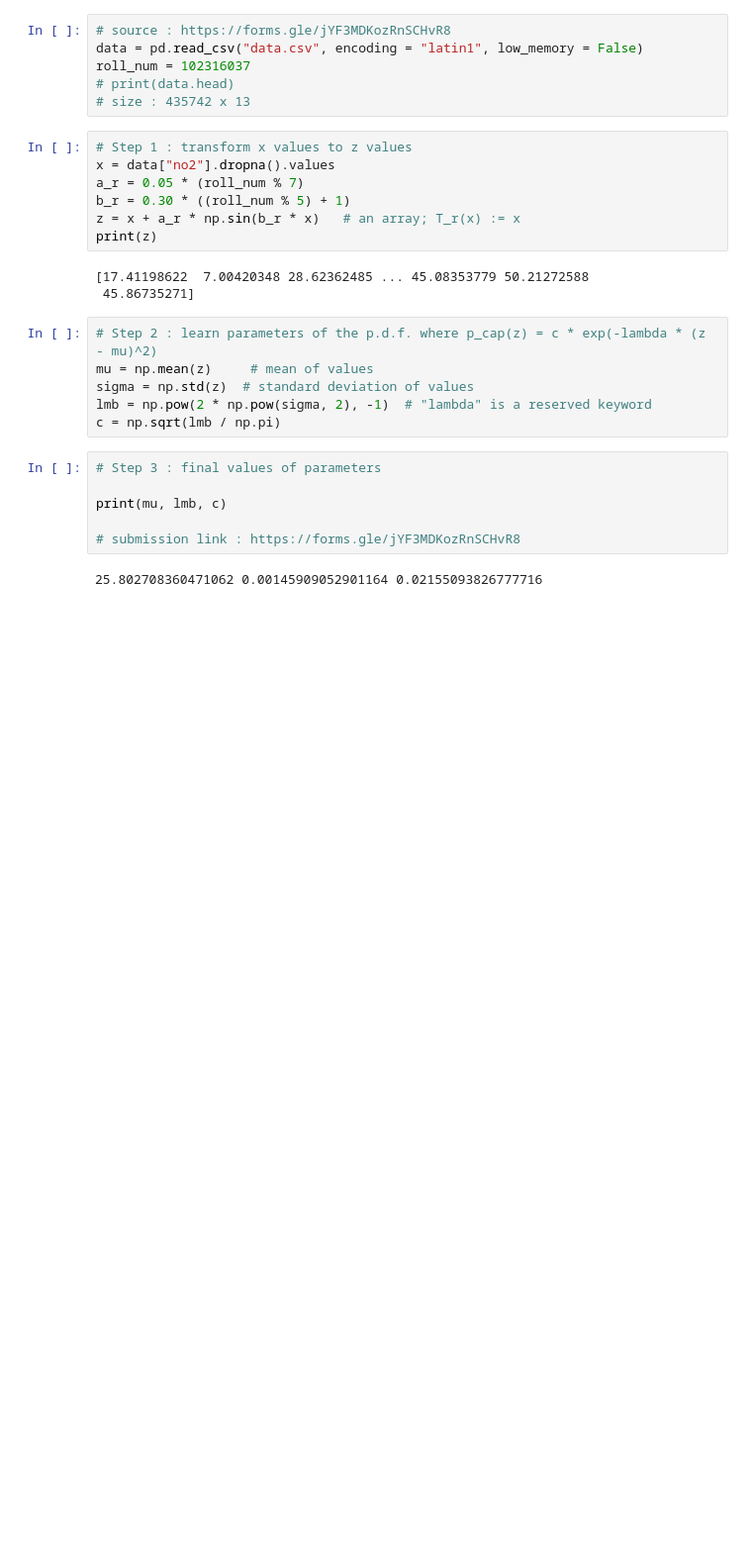
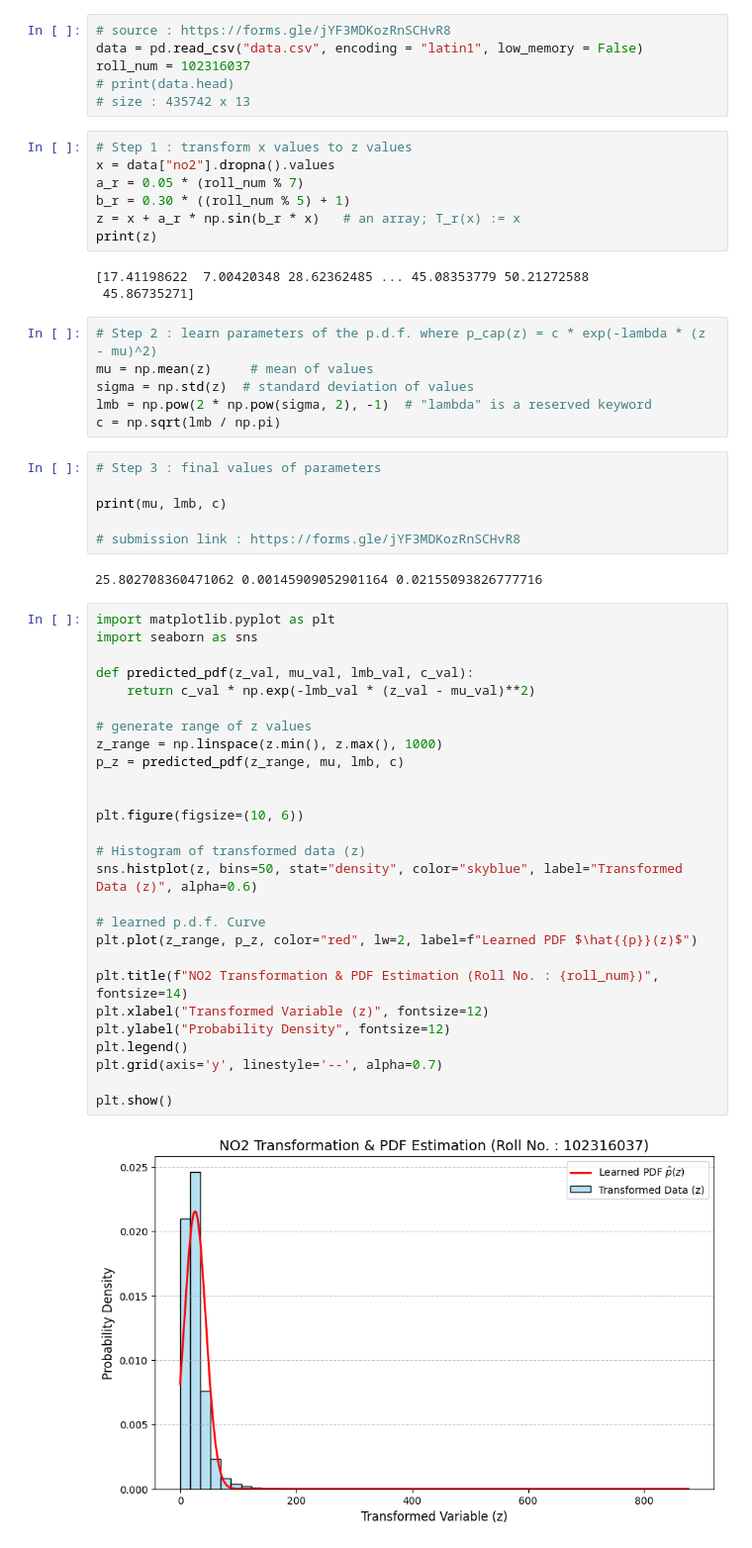
Before and after one commit to makardvaj/UCS654-Assignment-02-AdvMaths, a Jupyter notebook: main.ipynb, the cells around one changed output. Shown at 99% size. Drawn from its saved outputs; the diff is of its cells as text; blank space fills up the shorter version.

```diff
--- a/main.ipynb
+++ b/main.ipynb
@@ -38,3 +38,32 @@ print(mu, lmb, c)
 # submission link : https://forms.gle/jYF3MDKozRnSCHvR8
 # %% [output]
 25.802708360471062 0.00145909052901164 0.02155093826777716
+# %%
+import matplotlib.pyplot as plt
+import seaborn as sns
+
+def predicted_pdf(z_val, mu_val, lmb_val, c_val):
+    return c_val * np.exp(-lmb_val * (z_val - mu_val)**2)
+
+# generate range of z values
+z_range = np.linspace(z.min(), z.max(), 1000)
+p_z = predicted_pdf(z_range, mu, lmb, c)
+
+
+plt.figure(figsize=(10, 6))
+
+# Histogram of transformed data (z)
+sns.histplot(z, bins=50, stat="density", color="skyblue", label="Transformed Data (z)", alpha=0.6)
+
+# learned p.d.f. Curve
+plt.plot(z_range, p_z, color="red", lw=2, label=f"Learned PDF $\hat{{p}}(z)$")
+
+plt.title(f"NO2 Transformation & PDF Estimation (Roll No. : {roll_num})", fontsize=14)
+plt.xlabel("Transformed Variable (z)", fontsize=12)
+plt.ylabel("Probability Density", fontsize=12)
+plt.legend()
+plt.grid(axis='y', linestyle='--', alpha=0.7)
+
+plt.show()
+# %% [output]
+[figure, added]
```
Also changed, not shown: 1 other file.
